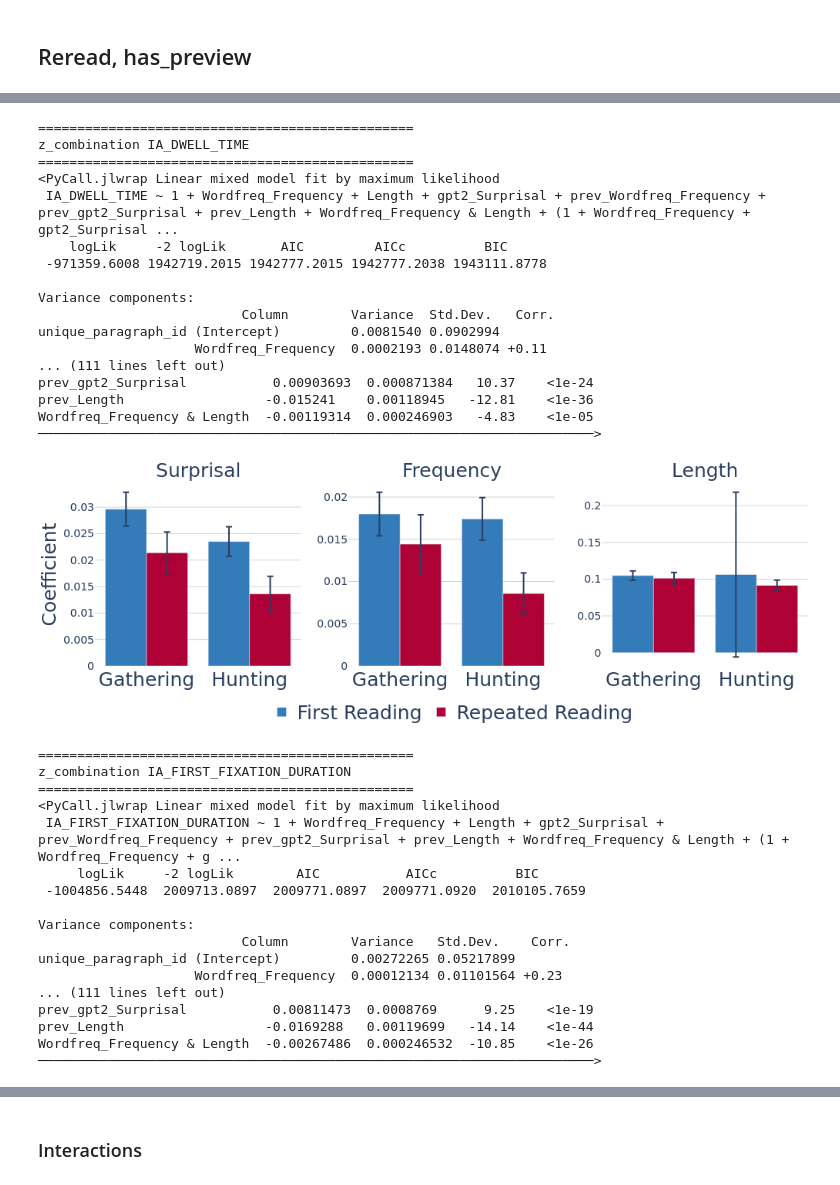
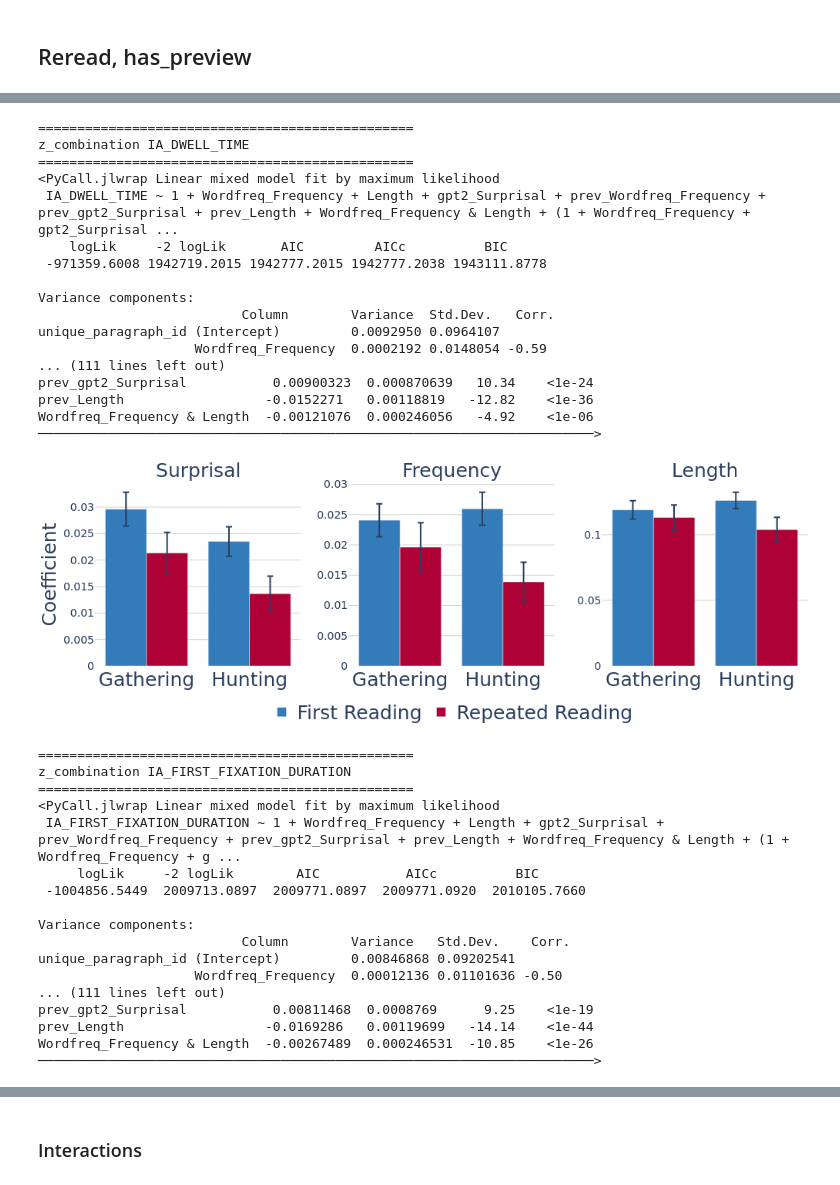
Before and after one commit to lacclab/Eye_Movements_in_Repeated_Reading, a Jupyter notebook: src/response_to_linguistic_word_properties.ipynb, the cells around one changed output, grey strips where cells are left out. Drawn from its saved outputs; the diff is of its cells as text; code cells hidden in the pictures.

```diff
--- a/src/response_to_linguistic_word_properties.ipynb
+++ b/src/response_to_linguistic_word_properties.ipynb
@@ -217,7 +212,10 @@ def upload_response_hp_rr_graph(fig, mode, outcome):
             f"{'sm_figures'}/{outcome + '_' if outcome != 'IA_DWELL_TIME' else ''}response_to_ling_reread_has_preview_Z_RT_wrt_posi.pdf",
         )
 # %%
-for mode in ["standard", "z_combination"]:
+for mode in [
+    "standard",
+    "z_combination"
+]:
     for outcome in [
         "IA_DWELL_TIME",
         "IA_FIRST_FIXATION_DURATION",
@@ -234,20 +232,6 @@ for mode in ["standard", "z_combination"]:
             # df['IA_DWELL_TIME'] = np.log(df["IA_DWELL_TIME"])
         else:
             df = et_data_enriched.copy()
-
-        # centralize the covariates
-        df["Wordfreq_Frequency"] = (
-            df["Wordfreq_Frequency"] - df["Wordfreq_Frequency"].mean()
-        )
-        df["gpt2_Surprisal"] = df["gpt2_Surprisal"] - df["gpt2_Surprisal"].mean()
-        df["Length"] = df["Length"] - df["Length"].mean()
-        df["prev_Wordfreq_Frequency"] = (
-            df["prev_Wordfreq_Frequency"] - df["Wordfreq_Frequency"].mean()
-        )
-        df["prev_gpt2_Surprisal"] = (
-            df["prev_gpt2_Surprisal"] - df["gpt2_Surprisal"].mean()
-        )
-        df["prev_Length"] = df["prev_Length"] - df["Length"].mean()
 
         # take df, and normalize the ourcome variable seperately for Hunting and Gathering
 
@@ -384,35 +368,35 @@ Wordfreq_Frequency & Length  -0.230323   0.0253946   -9.07    <1e-18
 ================================================
 z_combination IA_DWELL_TIME
 ================================================
 <PyCall.jlwrap Linear mixed model fit by maximum likelihood
  IA_DWELL_TIME ~ 1 + Wordfreq_Frequency + Length + gpt2_Surprisal + prev_Wordfreq_Frequency + prev_gpt2_Surprisal + prev_Length + Wordfreq_Frequency & Length + (1 + Wordfreq_Frequency + gpt2_Surprisal ...
     logLik     -2 logLik       AIC         AICc          BIC
  -971359.6008 1942719.2015 1942777.2015 1942777.2038 1943111.8778
 
 Variance components:
                           Column        Variance  Std.Dev.   Corr.
-unique_paragraph_id (Intercept)         0.0081540 0.0902994
-                    Wordfreq_Frequency  0.0002193 0.0148074 +0.11
+unique_paragraph_id (Intercept)         0.0092950 0.0964107
+                    Wordfreq_Frequency  0.0002192 0.0148054 -0.59
 ... (111 lines left out)
-prev_gpt2_Surprisal           0.00903693  0.000871384   10.37    <1e-24
-prev_Length                  -0.015241    0.00118945   -12.81    <1e-36
-Wordfreq_Frequency & Length  -0.00119314  0.000246903   -4.83    <1e-05
+prev_gpt2_Surprisal           0.00900323  0.000870639   10.34    <1e-24
+prev_Length                  -0.0152271   0.00118819   -12.82    <1e-36
+Wordfreq_Frequency & Length  -0.00121076  0.000246056   -4.92    <1e-06
 ───────────────────────────────────────────────────────────────────────>
-[figure, old version]
+[figure, new version]
 ================================================
 z_combination IA_FIRST_FIXATION_DURATION
 ================================================
 <PyCall.jlwrap Linear mixed model fit by maximum likelihood
  IA_FIRST_FIXATION_DURATION ~ 1 + Wordfreq_Frequency + Length + gpt2_Surprisal + prev_Wordfreq_Frequency + prev_gpt2_Surprisal + prev_Length + Wordfreq_Frequency & Length + (1 + Wordfreq_Frequency + g ...
      logLik     -2 logLik        AIC           AICc          BIC
- -1004856.5448  2009713.0897  2009771.0897  2009771.0920  2010105.7659
+ -1004856.5449  2009713.0897  2009771.0897  2009771.0920  2010105.7660
 
 Variance components:
                           Column        Variance   Std.Dev.    Corr.
-unique_paragraph_id (Intercept)         0.00272265 0.05217899
-                    Wordfreq_Frequency  0.00012134 0.01101564 +0.23
+unique_paragraph_id (Intercept)         0.00846868 0.09202541
+                    Wordfreq_Frequency  0.00012136 0.01101636 -0.50
 ... (111 lines left out)
-prev_gpt2_Surprisal           0.00811473  0.0008769      9.25    <1e-19
-prev_Length                  -0.0169288   0.00119699   -14.14    <1e-44
-Wordfreq_Frequency & Length  -0.00267486  0.000246532  -10.85    <1e-26
+prev_gpt2_Surprisal           0.00811468  0.0008769      9.25    <1e-19
+prev_Length                  -0.0169286   0.00119699   -14.14    <1e-44
+Wordfreq_Frequency & Length  -0.00267489  0.000246531  -10.85    <1e-26
 ───────────────────────────────────────────────────────────────────────>
```
Also changed, not shown: parts of 10 cells of this notebook, 1 other file.
